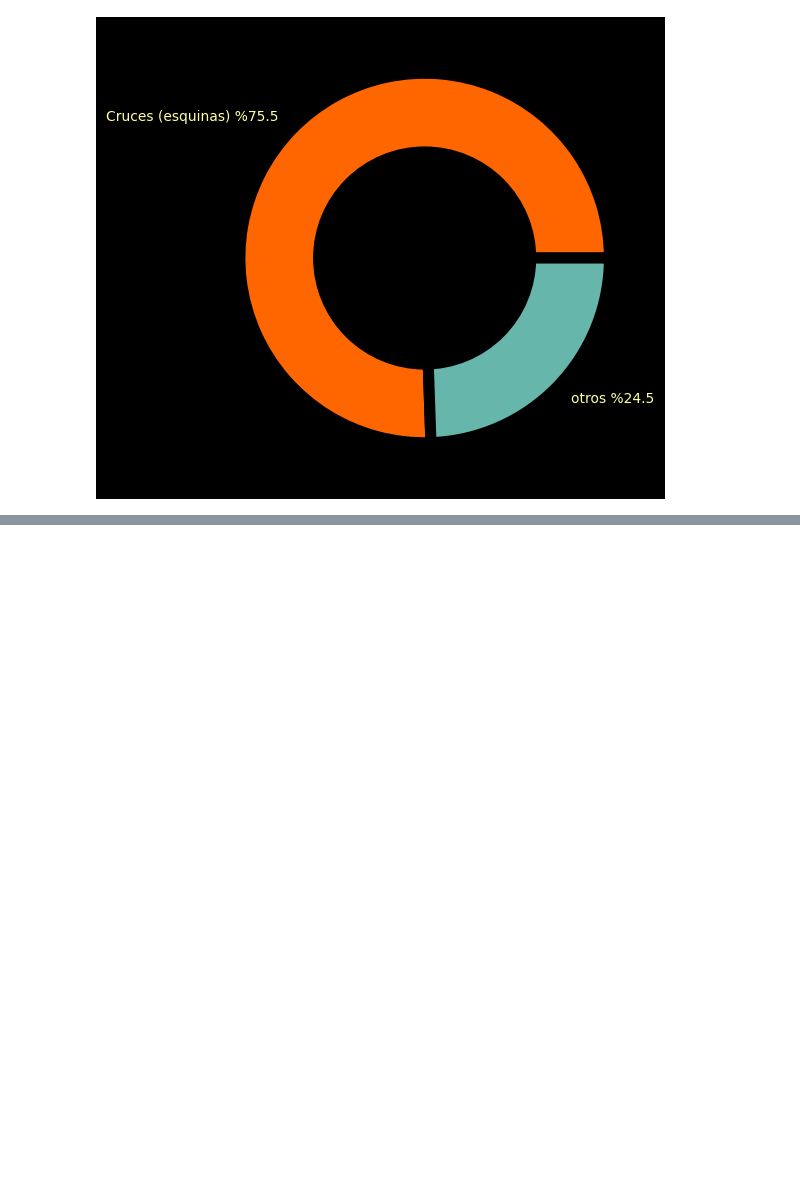
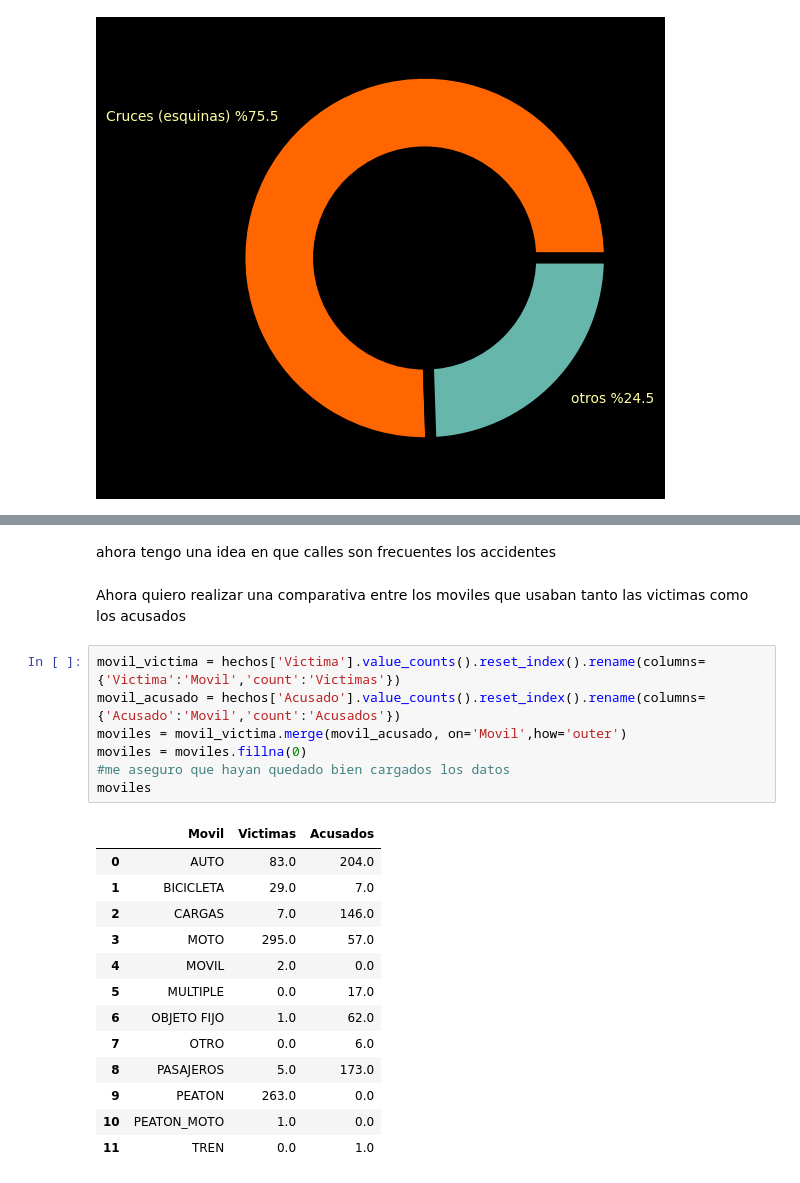
Before and after one commit to matiasbarriosled/PiDa2, a Jupyter notebook: EDA/EDA.ipynb, the cells around one changed output, grey strips where cells are left out. Saved outputs shown, nothing was run; the diff lists cells and outputs as text; blank space fills up the shorter version.

```diff
--- a/EDA/EDA.ipynb
+++ b/EDA/EDA.ipynb
@@ -252,0 +272,25 @@ plt.show
+# %% [markdown]
+ahora tengo una idea en que calles son frecuentes los accidentes
+# %% [markdown]
+Ahora quiero realizar una comparativa entre los moviles que usaban tanto las victimas como los acusados
+# %%
+movil_victima = hechos['Victima'].value_counts().reset_index().rename(columns={'Victima':'Movil','count':'Victimas'})
+movil_acusado = hechos['Acusado'].value_counts().reset_index().rename(columns={'Acusado':'Movil','count':'Acusados'})
+moviles = movil_victima.merge(movil_acusado, on='Movil',how='outer')
+moviles = moviles.fillna(0)
+#me aseguro que hayan quedado bien cargados los datos
+moviles
+# %% [output]
+|  | Movil | Victimas | Acusados |
+| 0 | AUTO | 83.0 | 204.0 |
+| 1 | BICICLETA | 29.0 | 7.0 |
+| 2 | CARGAS | 7.0 | 146.0 |
+| 3 | MOTO | 295.0 | 57.0 |
+| 4 | MOVIL | 2.0 | 0.0 |
+| 5 | MULTIPLE | 0.0 | 17.0 |
+| 6 | OBJETO FIJO | 1.0 | 62.0 |
+| 7 | OTRO | 0.0 | 6.0 |
+| 8 | PASAJEROS | 5.0 | 173.0 |
+| 9 | PEATON | 263.0 | 0.0 |
+| 10 | PEATON_MOTO | 1.0 | 0.0 |
+| 11 | TREN | 0.0 | 1.0 |
```
Also changed, not shown: parts of 11 cells of this notebook, 2 other files.
